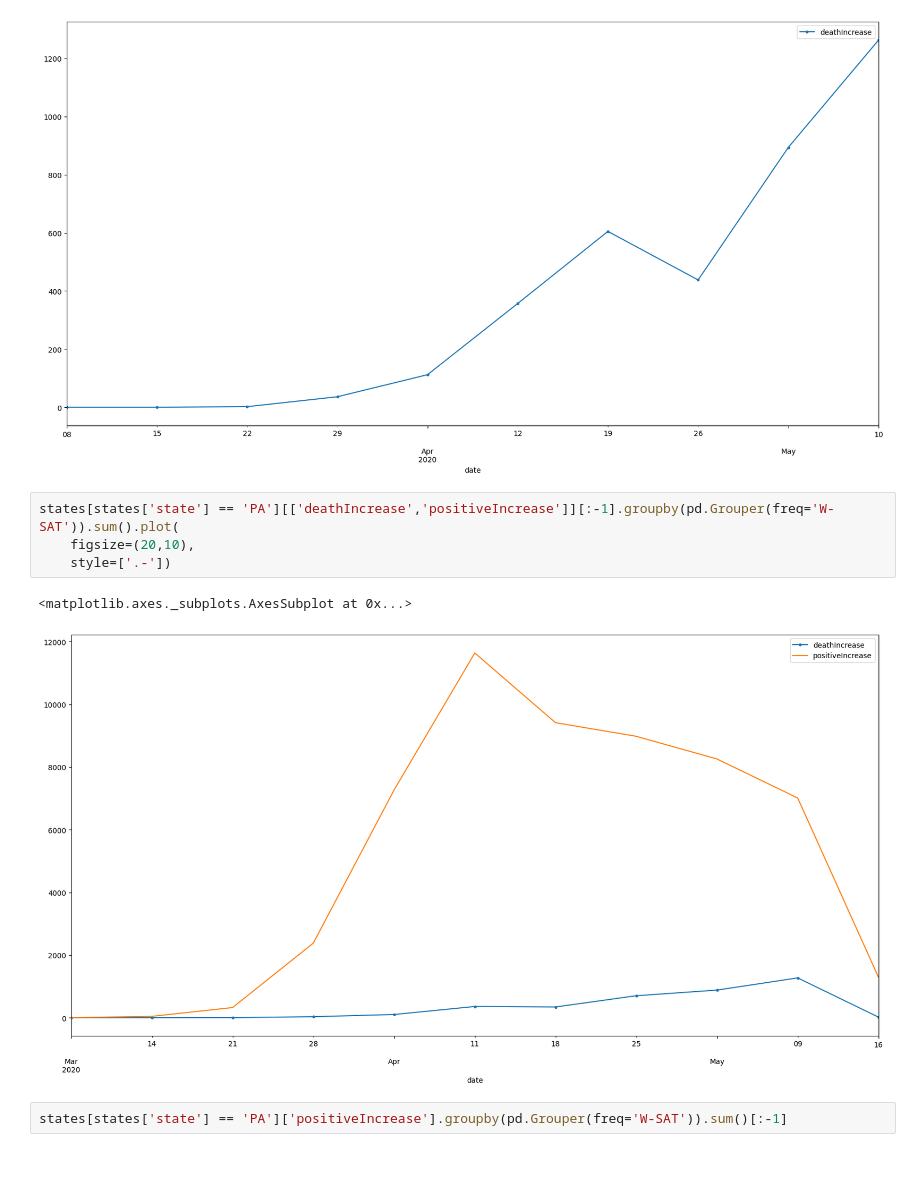
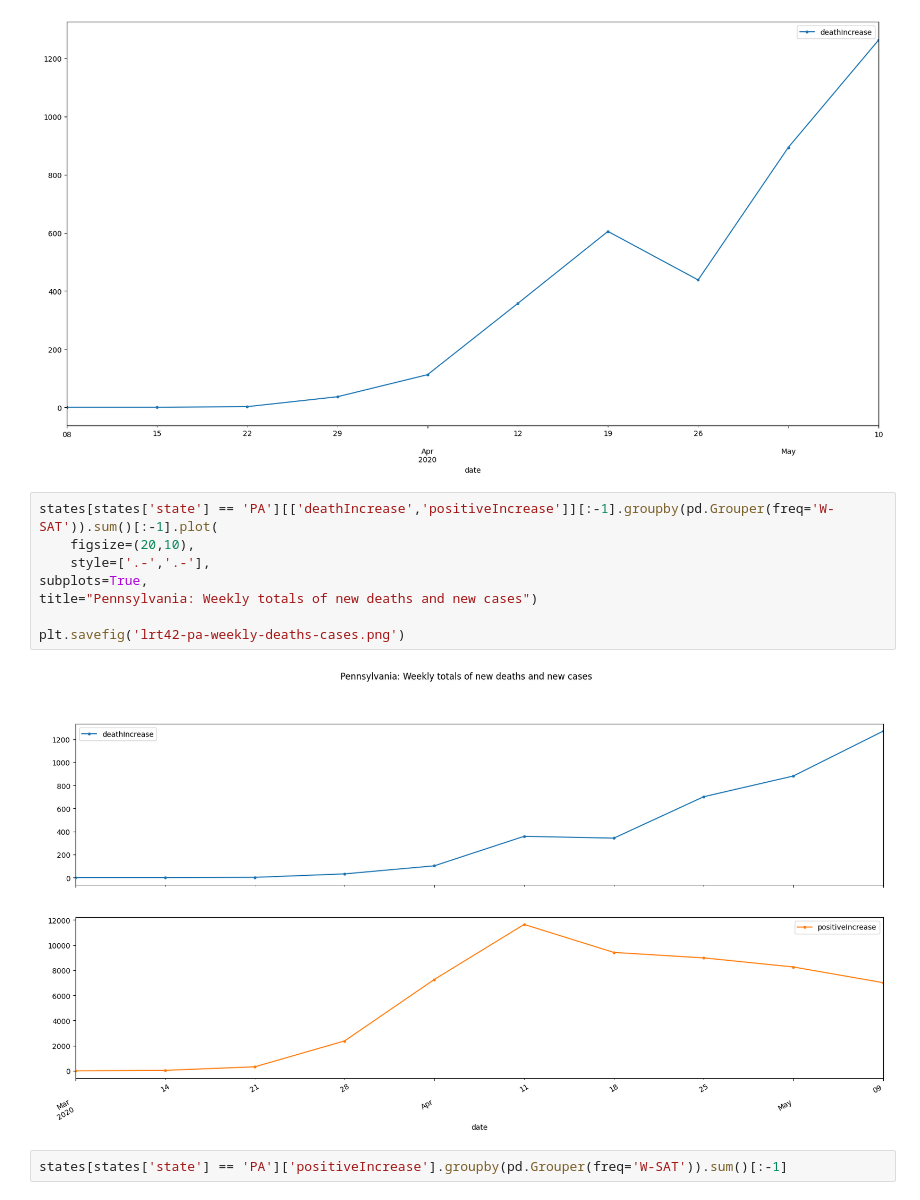
Before and after one commit to beala/covid_forecasts, a Jupyter notebook: Graphs.ipynb, the cells around one changed output. Drawn from its saved outputs; the diff is of its cells as text; blank space fills up the shorter version.

Commit message:
Add lrt42 weekly graph

```diff
--- a/Graphs.ipynb
+++ b/Graphs.ipynb
@@ -131,12 +131,15 @@ states[states['state'] == 'PA'][['deathIncrease']][:-1].groupby(pd.Grouper(freq=
 <matplotlib.axes._subplots.AxesSubplot at 0x...>
 [figure]
 # %%
-states[states['state'] == 'PA'][['deathIncrease','positiveIncrease']][:-1].groupby(pd.Grouper(freq='W-SAT')).sum().plot(
+states[states['state'] == 'PA'][['deathIncrease','positiveIncrease']][:-1].groupby(pd.Grouper(freq='W-SAT')).sum()[:-1].plot(
     figsize=(20,10),
-    style=['.-'])
+    style=['.-','.-'],
+subplots=True,
+title="Pennsylvania: Weekly totals of new deaths and new cases")
+
+plt.savefig('lrt42-pa-weekly-deaths-cases.png')
 # %% [output]
-<matplotlib.axes._subplots.AxesSubplot at 0x...>
-[figure, old version]
+[figure, new version]
 # %%
 states[states['state'] == 'PA']['positiveIncrease'].groupby(pd.Grouper(freq='W-SAT')).sum()[:-1]
 # %% [output]
```
Also changed, not shown: 1 other file.
